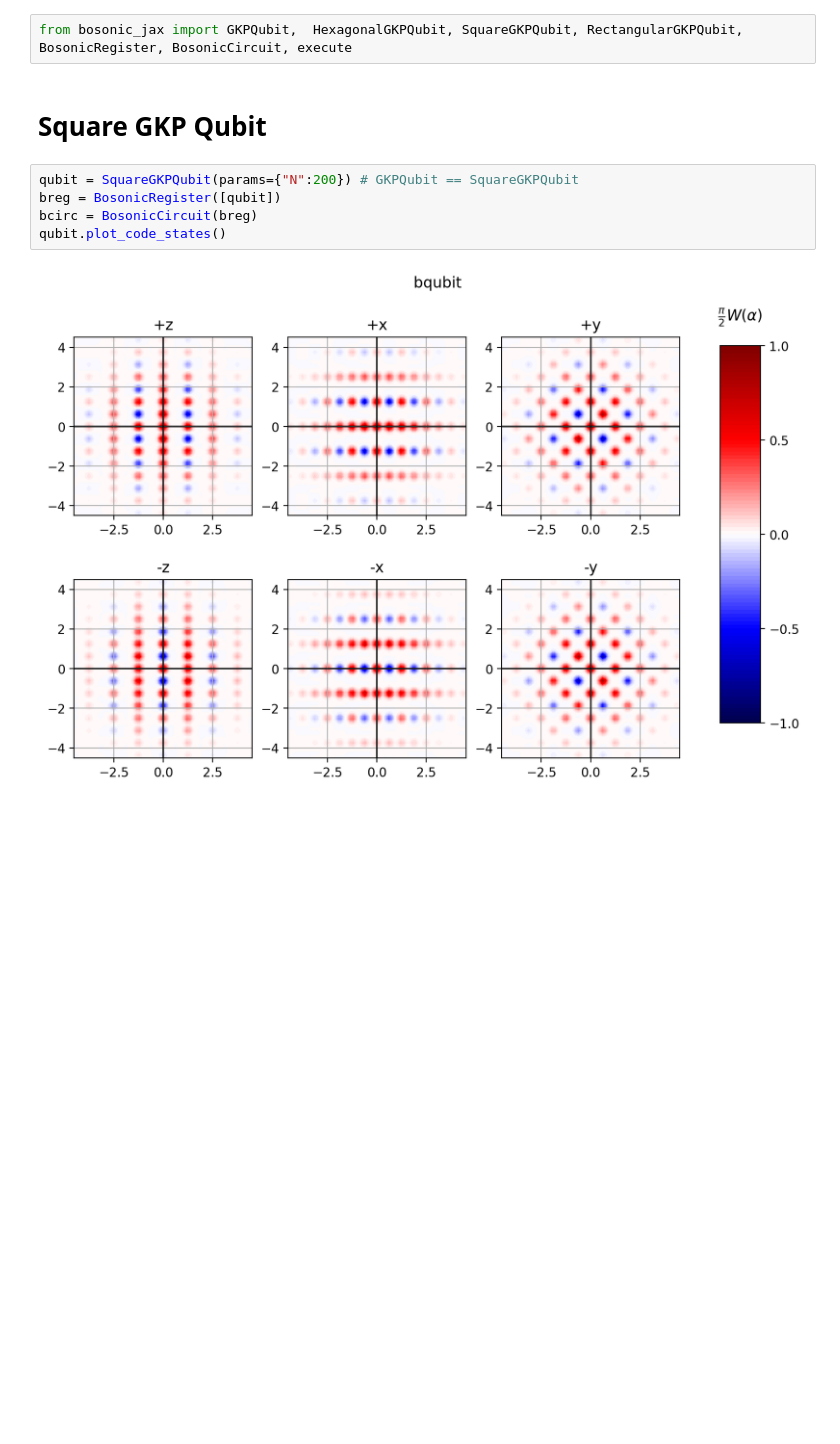
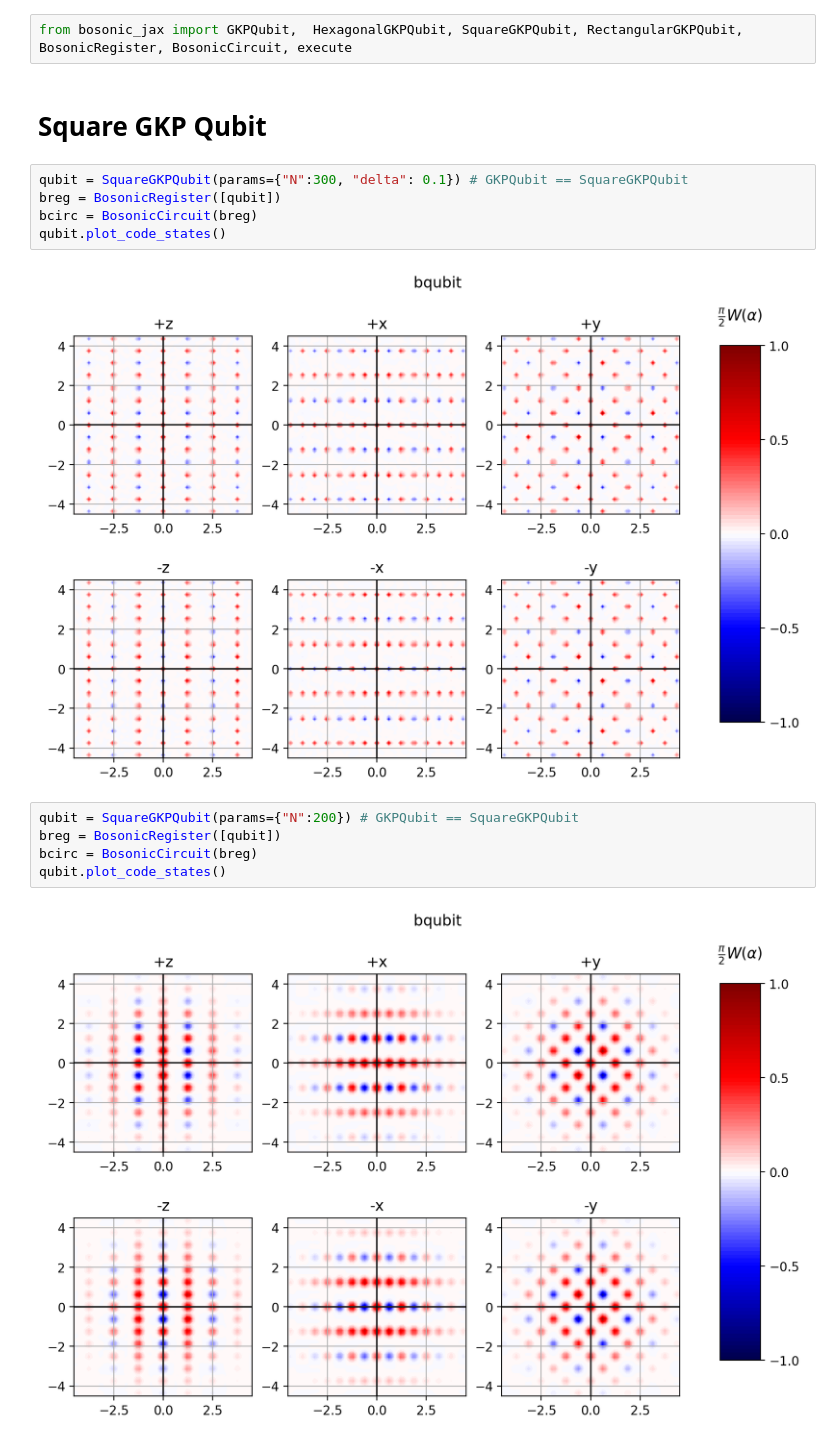
Before and after one commit to EQuS/bosonic, a Jupyter notebook: tutorials/gkp/1-codes.ipynb, the cells around one changed output. Saved outputs shown, nothing was run; the diff lists cells and outputs as text; blank space fills up the shorter version.

```diff
--- a/tutorials/gkp/1-codes.ipynb
+++ b/tutorials/gkp/1-codes.ipynb
@@ -5,6 +8,13 @@
 from bosonic_jax import GKPQubit,  HexagonalGKPQubit, SquareGKPQubit, RectangularGKPQubit, BosonicRegister, BosonicCircuit, execute
 # %% [markdown]
 # Square GKP Qubit
+# %%
+qubit = SquareGKPQubit(params={"N":300, "delta": 0.1}) # GKPQubit == SquareGKPQubit
+breg = BosonicRegister([qubit])
+bcirc = BosonicCircuit(breg)
+qubit.plot_code_states()
+# %% [output]
+[figure, added]
 # %%
 qubit = SquareGKPQubit(params={"N":200}) # GKPQubit == SquareGKPQubit
 breg = BosonicRegister([qubit])
```
Also changed, not shown: parts of 1 cell of this notebook, 3 other files.
